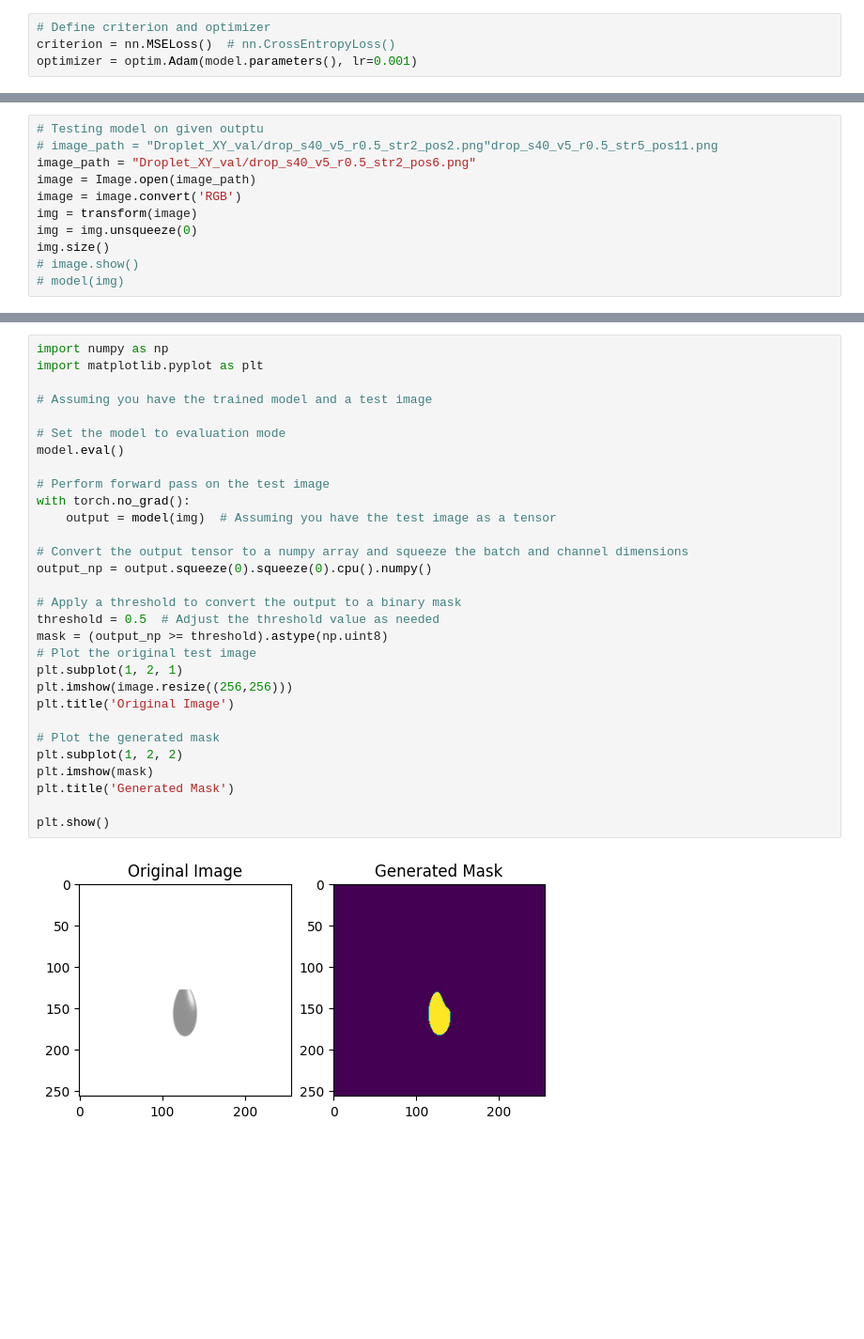
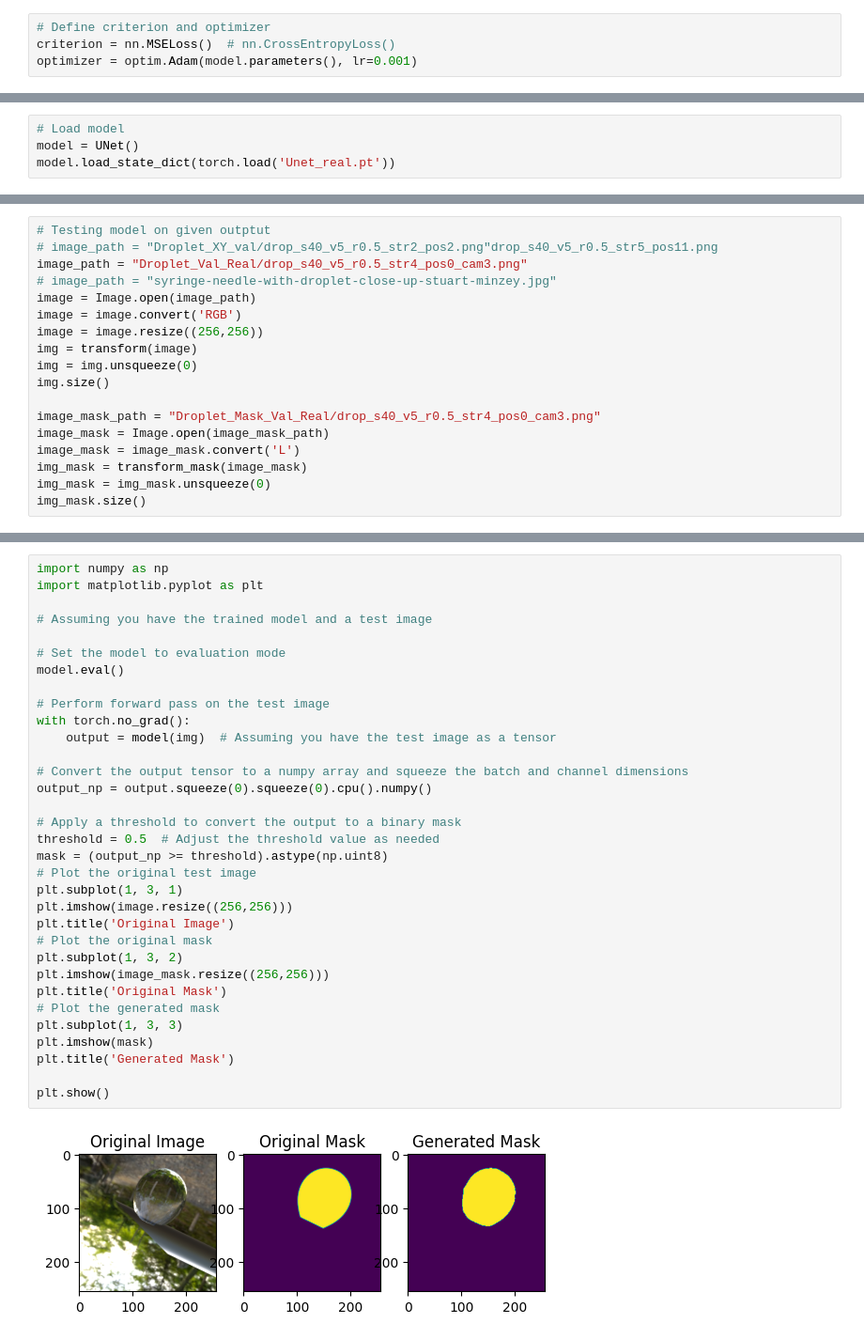
Before and after one commit to vanboven073/4AI00, a Jupyter notebook: Blender_Automation/Unet.ipynb, the cells around one changed output, grey strips where cells are left out. Shown at 94% size. Drawn from its saved outputs; the diff is of its cells as text; blank space fills up the shorter version.

```diff
--- a/Blender_Automation/Unet.ipynb
+++ b/Blender_Automation/Unet.ipynb
@@ -262,0 +293,4 @@ Epoch [5/5] , Val Loss: 0.0402
+# %%
+# Load model
+model = UNet()
+model.load_state_dict(torch.load('Unet_real.pt'))
@@ -263,12 +299,19 @@ Epoch [5/5] , Val Loss: 0.0402
 # %%
-# Testing model on given outptu
+# Testing model on given outptut
 # image_path = "Droplet_XY_val/drop_s40_v5_r0.5_str2_pos2.png"drop_s40_v5_r0.5_str5_pos11.png
-image_path = "Droplet_XY_val/drop_s40_v5_r0.5_str2_pos6.png"
+image_path = "Droplet_Val_Real/drop_s40_v5_r0.5_str4_pos0_cam3.png"
+# image_path = "syringe-needle-with-droplet-close-up-stuart-minzey.jpg"
 image = Image.open(image_path)
 image = image.convert('RGB')
+image = image.resize((256,256))
 img = transform(image)
 img = img.unsqueeze(0)
 img.size()
-# image.show()
-# model(img)
+
+image_mask_path = "Droplet_Mask_Val_Real/drop_s40_v5_r0.5_str4_pos0_cam3.png"
+image_mask = Image.open(image_mask_path)
+image_mask = image_mask.convert('L')
+img_mask = transform_mask(image_mask)
+img_mask = img_mask.unsqueeze(0)
+img_mask.size()
 # %% [output]
@@ -278,32 +319,35 @@ torch.Size([1, 3, 256, 256])
 # %%
 import numpy as np
 import matplotlib.pyplot as plt
 
 # Assuming you have the trained model and a test image
 
 # Set the model to evaluation mode
 model.eval()
 
 # Perform forward pass on the test image
 with torch.no_grad():
     output = model(img)  # Assuming you have the test image as a tensor
 
 # Convert the output tensor to a numpy array and squeeze the batch and channel dimensions
 output_np = output.squeeze(0).squeeze(0).cpu().numpy()
 
 # Apply a threshold to convert the output to a binary mask
 threshold = 0.5  # Adjust the threshold value as needed
 mask = (output_np >= threshold).astype(np.uint8)
 # Plot the original test image
-plt.subplot(1, 2, 1)
+plt.subplot(1, 3, 1)
 plt.imshow(image.resize((256,256)))
 plt.title('Original Image')
-
+# Plot the original mask
+plt.subplot(1, 3, 2)
+plt.imshow(image_mask.resize((256,256)))
+plt.title('Original Mask')
 # Plot the generated mask
-plt.subplot(1, 2, 2)
+plt.subplot(1, 3, 3)
 plt.imshow(mask)
 plt.title('Generated Mask')
 
 plt.show()
 # %% [output]
-[figure, old version]
+[figure, new version]
```
Also changed, not shown: parts of 15 cells of this notebook, 1 other file.
